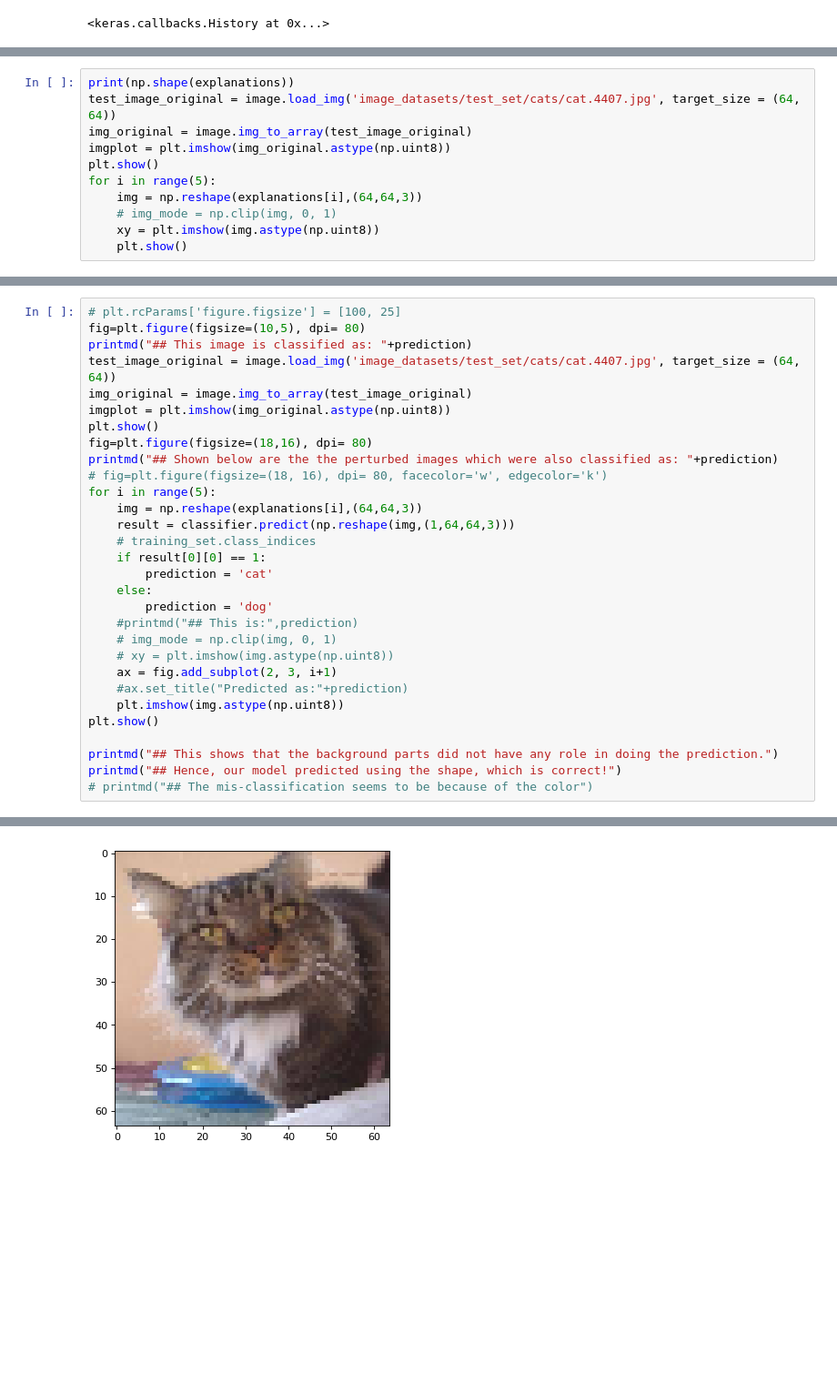
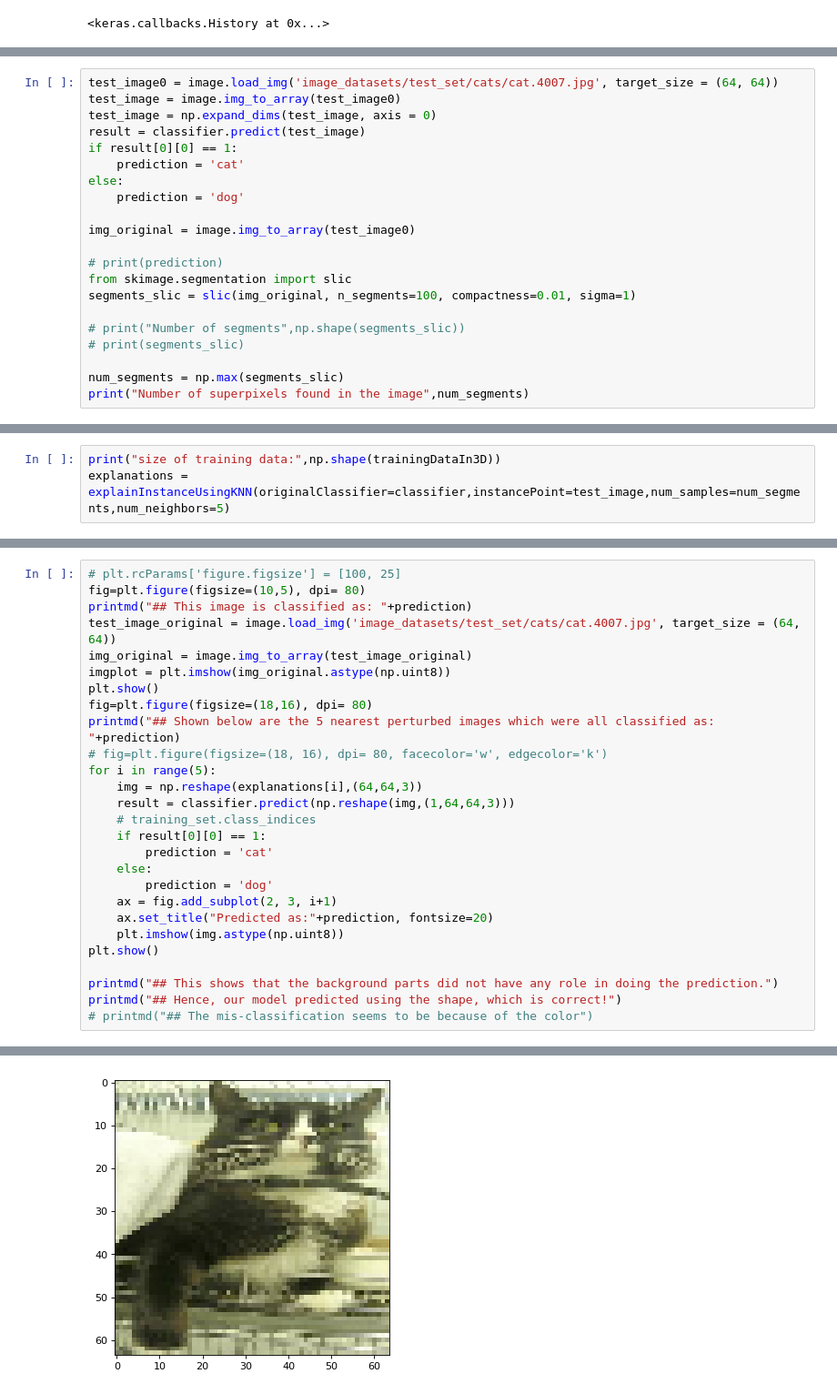
Before and after one commit to akshayutture/lime, a Jupyter notebook: knn_image_demo.ipynb, the cells around one changed output, grey strips where cells are left out. Shown at 91% size. Drawn from its saved outputs; the diff is of its cells as text; blank space fills up the shorter version.

Commit message:
fixed the segmentation code

```diff
--- a/knn_image_demo.ipynb
+++ b/knn_image_demo.ipynb
@@ -248,11 +83,0 @@ explanations = explainInstanceUsingKNN(originalClassifier=classifier,instancePoi
-# %%
-print(np.shape(explanations))
-test_image_original = image.load_img('image_datasets/test_set/cats/cat.4407.jpg', target_size = (64, 64))
-img_original = image.img_to_array(test_image_original)
-imgplot = plt.imshow(img_original.astype(np.uint8))
-plt.show()
-for i in range(5):
-    img = np.reshape(explanations[i],(64,64,3))
-    # img_mode = np.clip(img, 0, 1)
-    xy = plt.imshow(img.astype(np.uint8))
-    plt.show()
@@ -367,0 +191,21 @@ print(np.shape(explanations))
+# %%
+test_image0 = image.load_img('image_datasets/test_set/cats/cat.4007.jpg', target_size = (64, 64))
+test_image = image.img_to_array(test_image0)
+test_image = np.expand_dims(test_image, axis = 0)
+result = classifier.predict(test_image)
+if result[0][0] == 1:
+    prediction = 'cat'
+else:
+    prediction = 'dog'
+
+img_original = image.img_to_array(test_image0)
+
+# print(prediction)
+from skimage.segmentation import slic
+segments_slic = slic(img_original, n_segments=100, compactness=0.01, sigma=1)
+
+# print("Number of segments",np.shape(segments_slic))
+# print(segments_slic)
+
+num_segments = np.max(segments_slic)
+print("Number of superpixels found in the image",num_segments)
@@ -367,0 +237,3 @@ print(np.shape(explanations))
+# %%
+print("size of training data:",np.shape(trainingDataIn3D))
+explanations = explainInstanceUsingKNN(originalClassifier=classifier,instancePoint=test_image,num_samples=num_segments,num_neighbors=5)
@@ -368,33 +249,30 @@ print(np.shape(explanations))
 # %%
 # plt.rcParams['figure.figsize'] = [100, 25]
 fig=plt.figure(figsize=(10,5), dpi= 80)
 printmd("## This image is classified as: "+prediction)
-test_image_original = image.load_img('image_datasets/test_set/cats/cat.4407.jpg', target_size = (64, 64))
+test_image_original = image.load_img('image_datasets/test_set/cats/cat.4007.jpg', target_size = (64, 64))
 img_original = image.img_to_array(test_image_original)
 imgplot = plt.imshow(img_original.astype(np.uint8))
 plt.show()
 fig=plt.figure(figsize=(18,16), dpi= 80)
-printmd("## Shown below are the the perturbed images which were also classified as: "+prediction)
+printmd("## Shown below are the 5 nearest perturbed images which were all classified as: "+prediction)
 # fig=plt.figure(figsize=(18, 16), dpi= 80, facecolor='w', edgecolor='k')
 for i in range(5):
     img = np.reshape(explanations[i],(64,64,3))
     result = classifier.predict(np.reshape(img,(1,64,64,3)))
     # training_set.class_indices
     if result[0][0] == 1:
         prediction = 'cat'
     else:
         prediction = 'dog'
-    #printmd("## This is:",prediction)
-    # img_mode = np.clip(img, 0, 1)
-    # xy = plt.imshow(img.astype(np.uint8))
     ax = fig.add_subplot(2, 3, i+1)
-    #ax.set_title("Predicted as:"+prediction)
+    ax.set_title("Predicted as:"+prediction, fontsize=20)
     plt.imshow(img.astype(np.uint8))
 plt.show()
 
 printmd("## This shows that the background parts did not have any role in doing the prediction.")
 printmd("## Hence, our model predicted using the shape, which is correct!")
 # printmd("## The mis-classification seems to be because of the color")
 # %% [output]
 ## This image is classified as: cat
-[figure, old version]
+[figure, new version]
```
Also changed, not shown: parts of 41 cells of this notebook.
